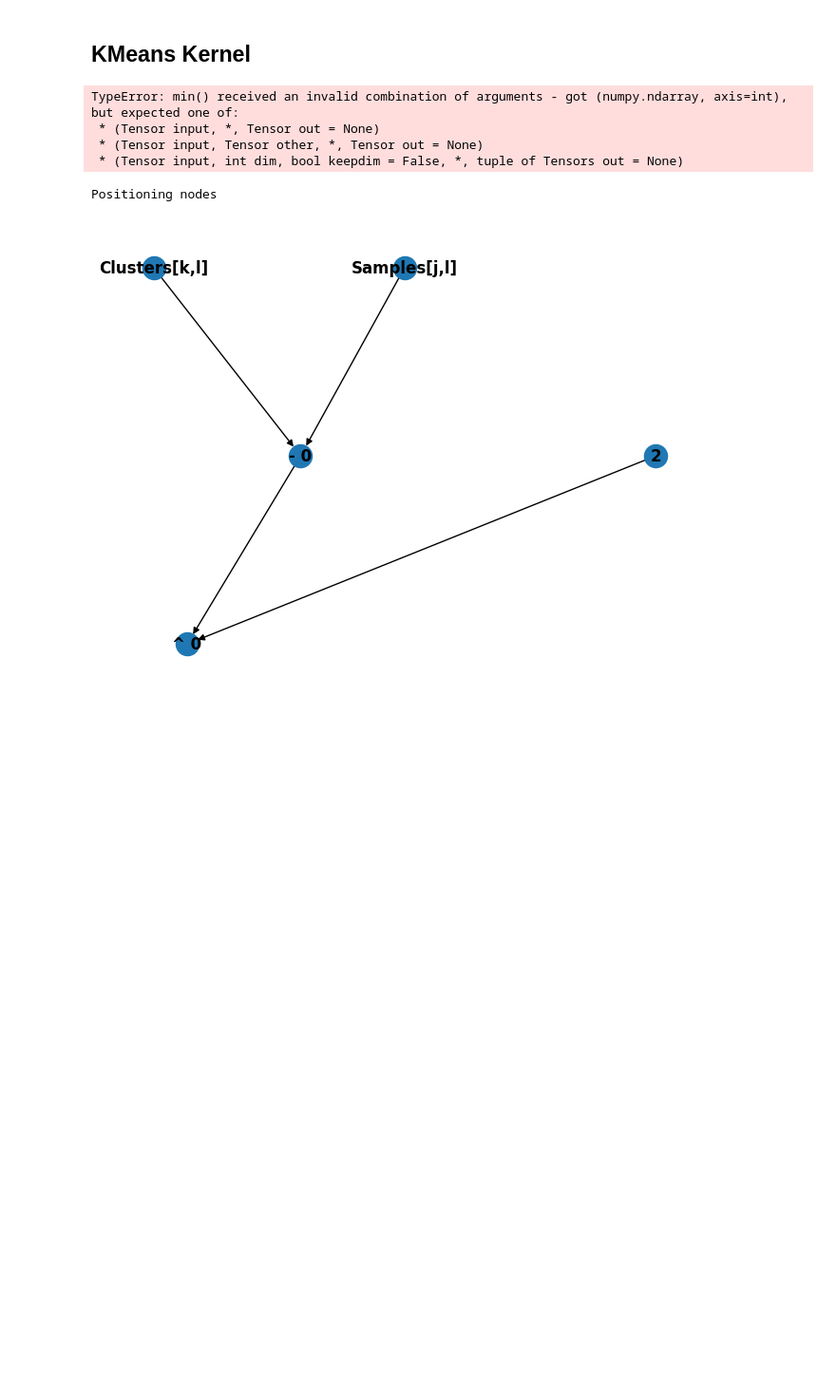
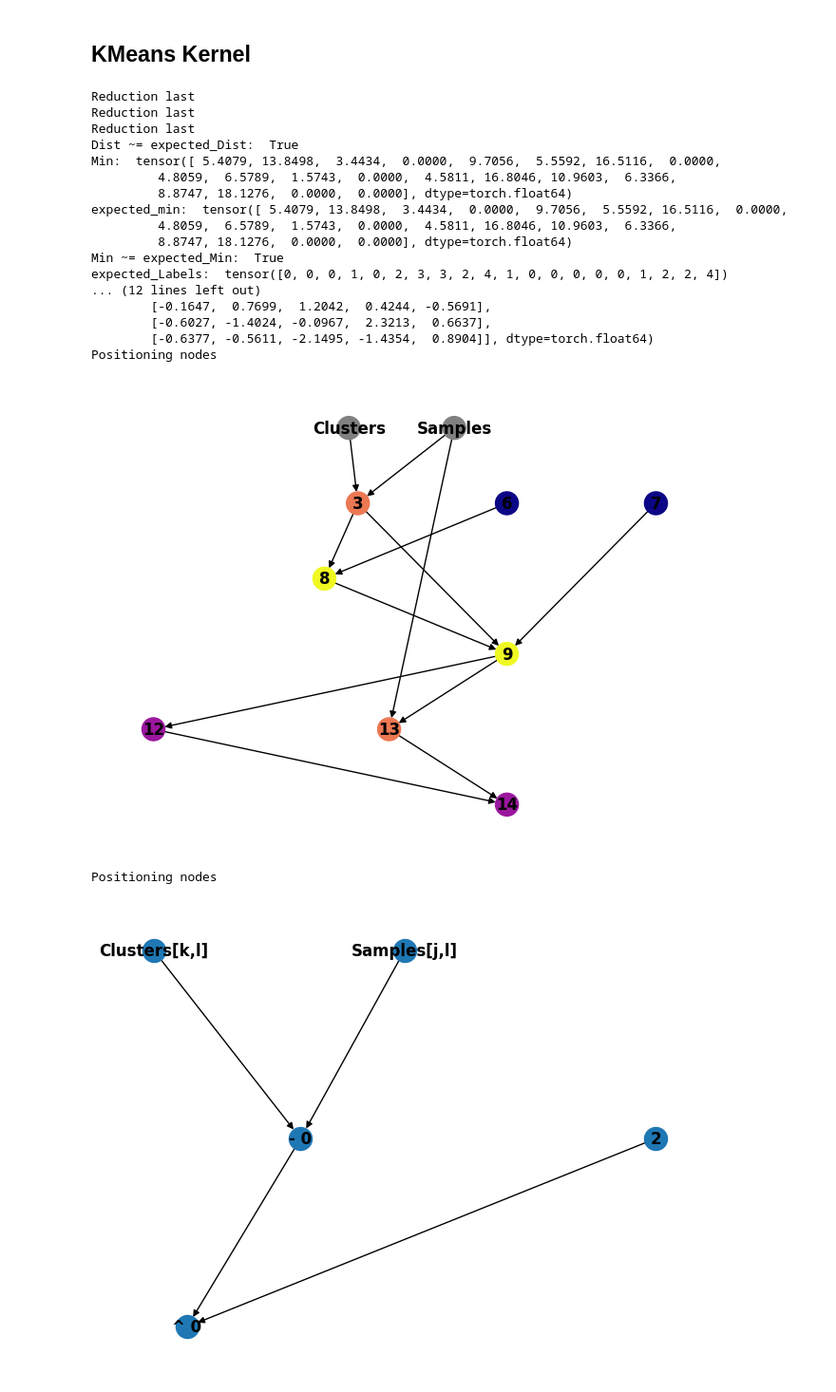
Before and after one commit to Helmholtz-AI-Energy/tensorcraft, a Jupyter notebook: notebooks/compiler_basics.ipynb, the cells around one changed output. Shown at 95% size. Drawn from its saved outputs; the diff is of its cells as text; code cells hidden in the pictures; blank space fills up the shorter version.

Commit message:
wip: np -> torch 7

```diff
--- a/notebooks/compiler_basics.ipynb
+++ b/notebooks/compiler_basics.ipynb
@@ -120,7 +120,6 @@ tensor(True)
 # %% [markdown]
 ## KMeans Kernel
 # %%
-from scipy.spatial.distance import cdist
 TOL = 1e-7
 
 code = """
@@ -144,54 +143,71 @@ n_samples = 20
 sample_dim = 5
 n_cluster = 5
 
-Samples = torch.randn(n_samples, sample_dim)
+Samples = torch.randn(n_samples, sample_dim, dtype=torch.float64)
 Clusters = Samples[torch.randint(0, n_samples, (n_cluster,))]
 
 # Compute expected labels
-expected_Dist = cdist(Samples, Clusters, 'sqeuclidean')
+expected_Dist = torch.pow(torch.cdist(Samples, Clusters, p=2), 2)
 expected_Min = torch.min(expected_Dist, axis=1).values
 expected_Labels = expected_Dist.argmin(axis=1)
 
 # Update cluster centers
-expected_Count = torch.zeros(n_cluster)
-expected_Update = torch.zeros((n_cluster, sample_dim))
+expected_Count = torch.zeros(n_cluster, dtype=torch.float64)
+expected_Update = torch.zeros((n_cluster, sample_dim), dtype=torch.float64)
 
 for j in range(n_samples):
     l = expected_Labels[j]
     expected_Count[l] += 1
     expected_Update[l] += Samples[j]
 
 expected_Update /= expected_Count.reshape(-1, 1)
 
 
 outputs = kmeans_kernel.execute(inputs={
     'Samples': Samples,
     'Clusters': Clusters
 }, shape_hints={
     'Dist': (n_samples, n_cluster),
     'Min': (n_samples,),
     'Labels': (n_samples,),
     'Count': (n_cluster,),
     'Update': (n_cluster, sample_dim)
 })
+# print("Dist: ", outputs['Dist'])
+# print("expected_Dist: ", expected_Dist)
+print("Dist ~= expected_Dist: ", torch.allclose(outputs['Dist'], expected_Dist))
 
 print("Min: ", outputs['Min'])
 print("expected_min: ", expected_Min)
+print("Min ~= expected_Min: ", torch.allclose(outputs['Min'], expected_Min))
+
 print("expected_Labels: ", expected_Labels)
-print(expected_Min == outputs['Min'])
 print("Labels: ", outputs['Labels'])
-print("Dist ~= expected_Dist: ", torch.all(outputs['Dist'] == expected_Dist))
-print("Min ~= expected_Min: ", torch.allclose(outputs['Min'], expected_Min))
 print("Labels ~= expected_Labels: ", torch.all(outputs['Labels'] == expected_Labels))
+
 print("Count ~= expected_Count: ", torch.all(outputs['Count'] == expected_Count))
 print("Update ~= expected_Update: ", torch.allclose(outputs['Update'], expected_Update))
 print(f"expected_Update: {expected_Update}")
 print(f"Update: {outputs['Update']}")
 
 tc.viz.draw_program_graph(kmeans_kernel, color_by="opcount")
 # %% [output]
-TypeError: min() received an invalid combination of arguments - got (numpy.ndarray, axis=int), but expected one of:
- * (Tensor input, *, Tensor out = None)
- * (Tensor input, Tensor other, *, Tensor out = None)
- * (Tensor input, int dim, bool keepdim = False, *, tuple of Tensors out = None)
+Reduction last
+Reduction last
+Reduction last
+Dist ~= expected_Dist:  True
+Min:  tensor([ 5.4079, 13.8498,  3.4434,  0.0000,  9.7056,  5.5592, 16.5116,  0.0000,
+         4.8059,  6.5789,  1.5743,  0.0000,  4.5811, 16.8046, 10.9603,  6.3366,
+         8.8747, 18.1276,  0.0000,  0.0000], dtype=torch.float64)
+expected_min:  tensor([ 5.4079, 13.8498,  3.4434,  0.0000,  9.7056,  5.5592, 16.5116,  0.0000,
+         4.8059,  6.5789,  1.5743,  0.0000,  4.5811, 16.8046, 10.9603,  6.3366,
+         8.8747, 18.1276,  0.0000,  0.0000], dtype=torch.float64)
+Min ~= expected_Min:  True
+expected_Labels:  tensor([0, 0, 0, 1, 0, 2, 3, 3, 2, 4, 1, 0, 0, 0, 0, 0, 1, 2, 2, 4])
+... (12 lines left out)
+        [-0.1647,  0.7699,  1.2042,  0.4244, -0.5691],
+        [-0.6027, -1.4024, -0.0967,  2.3213,  0.6637],
+        [-0.6377, -0.5611, -2.1495, -1.4354,  0.8904]], dtype=torch.float64)
+Positioning nodes
+[figure, added]
 # %%
```
Also changed, not shown: parts of 9 cells of this notebook, 4 other files.
